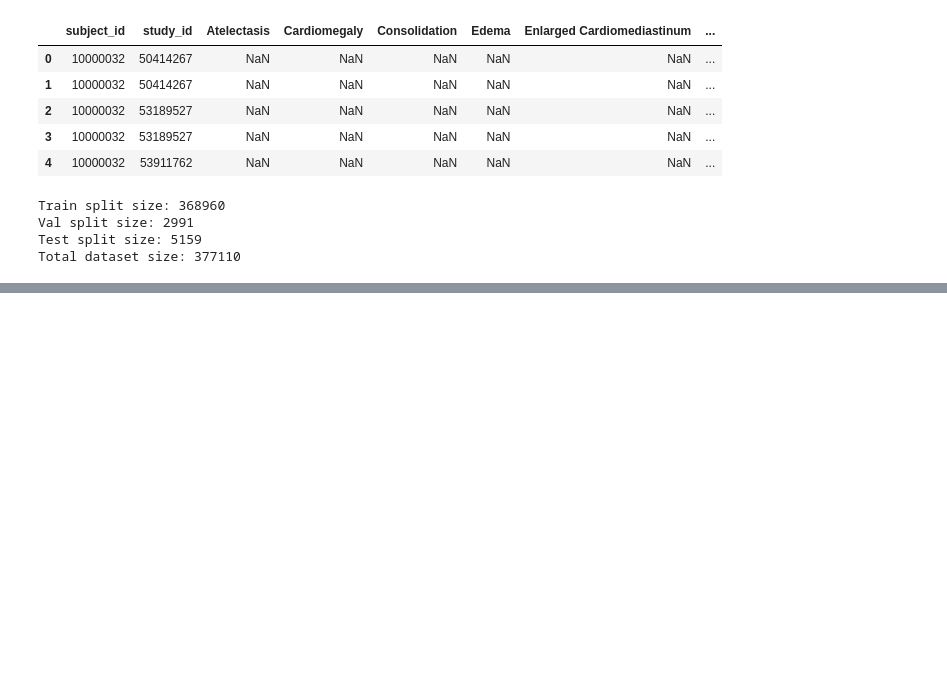
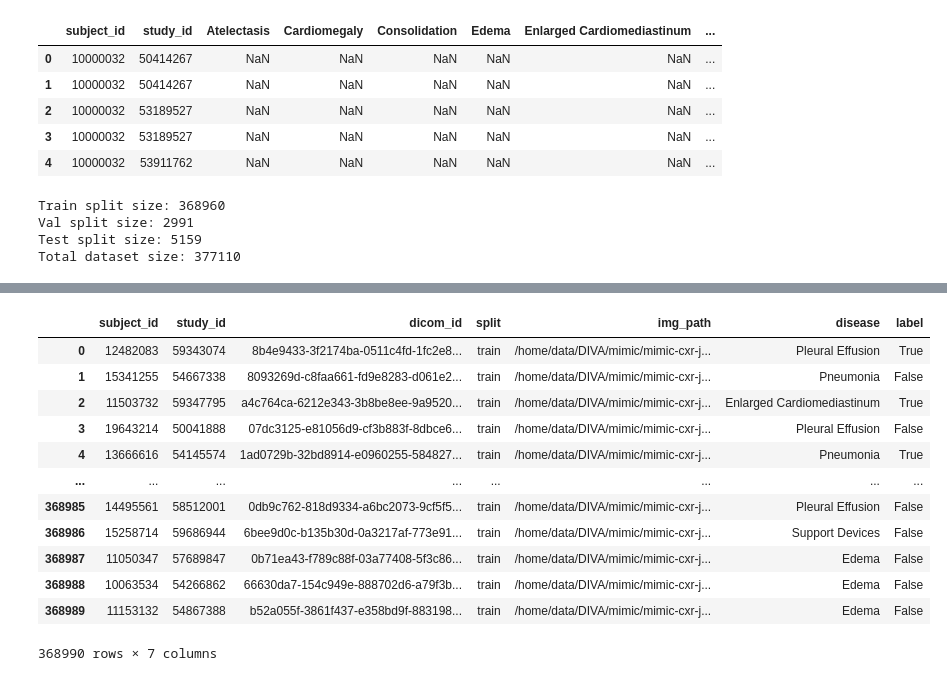
Before and after one commit to onurdenizguler/RewardingVisualDoubt, a Jupyter notebook: examinations/examine_mimic_cxr_dataset.ipynb, the cells around one changed output, grey strips where cells are left out. Cells and saved outputs as stored; diff of their text form; code cells hidden in the pictures; blank space fills up the shorter version.

Commit message:
feat(examinations): look into balancing the binary qa dataset

```diff
--- a/examinations/examine_mimic_cxr_dataset.ipynb
+++ b/examinations/examine_mimic_cxr_dataset.ipynb
@@ -27,0 +75,28 @@ Total dataset size: 377110
+# %%
+import pandas as pd
+
+# Now, to balance the dataset for each disease:
+balanced_dfs = []
+for disease in df_melt["disease"].unique():
+    sub_df = df_melt[df_melt["disease"] == disease]
+    pos = sub_df[sub_df["label"] == True]
+    neg = sub_df[sub_df["label"] == False]
+
+    # Determine the number of samples to draw from each class
+    n_samples = min(len(pos), len(neg))
+
+    # Only balance if both classes have at least one sample
+    if n_samples > 0:
+        pos_balanced = pos.sample(n=n_samples, random_state=42)
+        neg_balanced = neg.sample(n=n_samples, random_state=42)
+
+        balanced_sub = pd.concat([pos_balanced, neg_balanced])
+        balanced_dfs.append(balanced_sub)
+
+# Combine the balanced data for all diseases into one dataframe
+balanced_df = pd.concat(balanced_dfs).reset_index(drop=True)
+
+# Optionally, shuffle the final balanced dataframe
+balanced_df = balanced_df.sample(frac=1, random_state=42).reset_index(drop=True)
+
+balanced_df.head()
@@ -27,0 +128,16 @@ Total dataset size: 377110
+# %%
+balanced_df
+# %% [output]
+|  | subject_id | study_id | dicom_id | split | img_path | disease | label |
+| 0 | 12482083 | 59343074 | 8b4e9433-3f2174ba-0511c4fd-1fc2e8... | train | /home/data/DIVA/mimic/mimic-cxr-j... | Pleural Effusion | True |
+| 1 | 15341255 | 54667338 | 8093269d-c8faa661-fd9e8283-d061e2... | train | /home/data/DIVA/mimic/mimic-cxr-j... | Pneumonia | False |
+| 2 | 11503732 | 59347795 | a4c764ca-6212e343-3b8be8ee-9a9520... | train | /home/data/DIVA/mimic/mimic-cxr-j... | Enlarged Cardiomediastinum | True |
+| 3 | 19643214 | 50041888 | 07dc3125-e81056d9-cf3b883f-8dbce6... | train | /home/data/DIVA/mimic/mimic-cxr-j... | Pleural Effusion | False |
+| 4 | 13666616 | 54145574 | 1ad0729b-32bd8914-e0960255-584827... | train | /home/data/DIVA/mimic/mimic-cxr-j... | Pneumonia | True |
+| ... | ... | ... | ... | ... | ... | ... | ... |
+| 368985 | 14495561 | 58512001 | 0db9c762-818d9334-a6bc2073-9cf5f5... | train | /home/data/DIVA/mimic/mimic-cxr-j... | Pleural Effusion | False |
+| 368986 | 15258714 | 59686944 | 6bee9d0c-b135b30d-0a3217af-773e91... | train | /home/data/DIVA/mimic/mimic-cxr-j... | Support Devices | False |
+| 368987 | 11050347 | 57689847 | 0b71ea43-f789c88f-03a77408-5f3c86... | train | /home/data/DIVA/mimic/mimic-cxr-j... | Edema | False |
+| 368988 | 10063534 | 54266862 | 66630da7-154c949e-888702d6-a79f3b... | train | /home/data/DIVA/mimic/mimic-cxr-j... | Edema | False |
+| 368989 | 11153132 | 54867388 | b52a055f-3861f437-e358bd9f-883198... | train | /home/data/DIVA/mimic/mimic-cxr-j... | Edema | False |
+368990 rows × 7 columns
```
Also changed, not shown: parts of 13 cells of this notebook, 1 other file.
